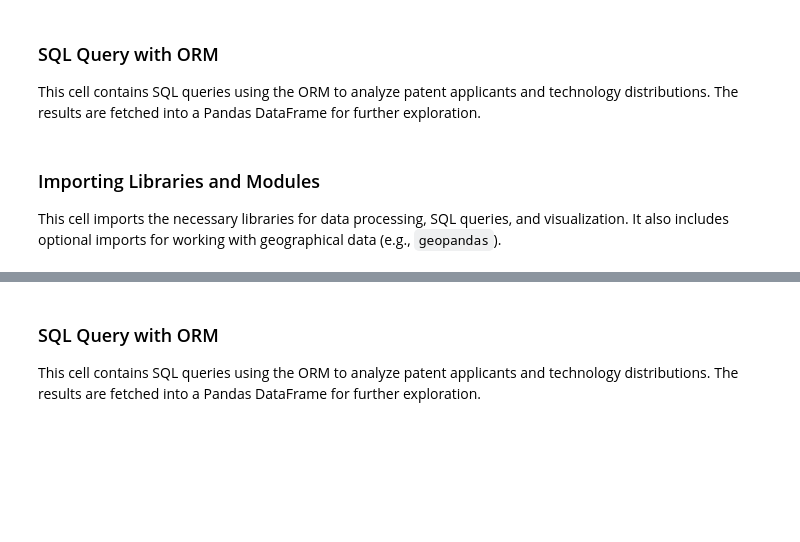
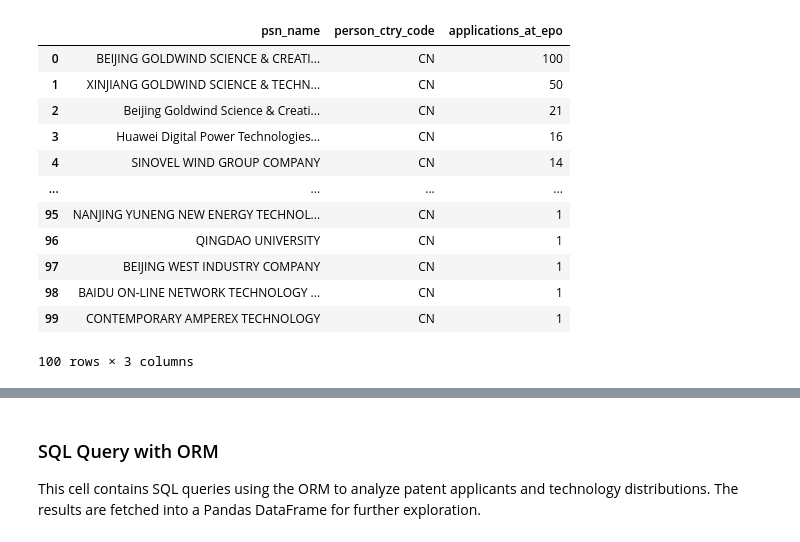
Before and after one commit to herrkrueger/mtc-patent-analytics, a Jupyter notebook: piznet/patstat_nuts_de_with_explanations.ipynb, the cells around one changed output, grey strips where cells are left out. Saved outputs shown, nothing was run; the diff lists cells and outputs as text; code cells hidden in the pictures; blank space fills up the shorter version.

```diff
--- a/piznet/patstat_nuts_de_with_explanations.ipynb
+++ b/piznet/patstat_nuts_de_with_explanations.ipynb
@@ -60,11 +96,37 @@ This cell contains SQL queries using the ORM to analyze patent applicants and te
 This cell contains SQL queries using the ORM to analyze patent applicants and technology distributions. The results are fetched into a Pandas DataFrame for further exploration.
 # %%
 # Define SQL queries using ORM for analysis
+
 # Example: Query patent applicants and technology distribution
-# test query 1
-q = db.query(TLS201_APPLN.appln_id, TLS201_APPLN.appln_auth, TLS201_APPLN.appln_nr,
-                           TLS201_APPLN.appln_kind, TLS201_APPLN.appln_filing_date).\
-             filter(TLS201_APPLN.appln_filing_year == 2010,
-                    TLS201_APPLN.appln_auth == 'EP',
-                    TLS201_APPLN.granted == 'Y')
-patstat.df(q)
+# Test Query 2
+
+q = db.query(
+    TLS206_PERSON.psn_name,
+    TLS206_PERSON.person_ctry_code,
+    func.count(TLS201_APPLN.appln_id).label('applications_at_epo')).\
+             select_from(TLS206_PERSON).\
+             join(TLS207_PERS_APPLN).join(TLS201_APPLN).\
+             filter(TLS206_PERSON.person_ctry_code == 'CN',
+                    TLS207_PERS_APPLN.applt_seq_nr > 0,
+                    TLS207_PERS_APPLN.invt_seq_nr == 0,
+                    TLS201_APPLN.appln_auth == 'EP').\
+             group_by(TLS206_PERSON.psn_name, TLS206_PERSON.person_ctry_code).\
+             order_by(func.count(TLS201_APPLN.appln_id).desc()).limit(100)
+
+df = patstat.df(q)
+
+df
+# %% [output]
+|  | psn_name | person_ctry_code | applications_at_epo |
+| 0 | BEIJING GOLDWIND SCIENCE & CREATI... | CN | 100 |
+| 1 | XINJIANG GOLDWIND SCIENCE & TECHN... | CN | 50 |
+| 2 | Beijing Goldwind Science & Creati... | CN | 21 |
+| 3 | Huawei Digital Power Technologies... | CN | 16 |
+| 4 | SINOVEL WIND GROUP COMPANY | CN | 14 |
+| ... | ... | ... | ... |
+| 95 | NANJING YUNENG NEW ENERGY TECHNOL... | CN | 1 |
+| 96 | QINGDAO UNIVERSITY | CN | 1 |
+| 97 | BEIJING WEST INDUSTRY COMPANY | CN | 1 |
+| 98 | BAIDU ON-LINE NETWORK TECHNOLOGY ... | CN | 1 |
+| 99 | CONTEMPORARY AMPEREX TECHNOLOGY | CN | 1 |
+100 rows × 3 columns
@@ -78,3 +132,0 @@ This cell contains SQL queries using the ORM to analyze patent applicants and te
-# %% [markdown]
-### SQL Query with ORM
-This cell contains SQL queries using the ORM to analyze patent applicants and technology distributions. The results are fetched into a Pandas DataFrame for further exploration.
@@ -119,3 +132,0 @@ This cell imports the necessary libraries for data processing, SQL queries, and
-# %% [markdown]
-### Importing Libraries and Modules
-This cell imports the necessary libraries for data processing, SQL queries, and visualization. It also includes optional imports for working with geographical data (e.g., `geopandas`).
```
Also changed, not shown: parts of 26 cells of this notebook.
